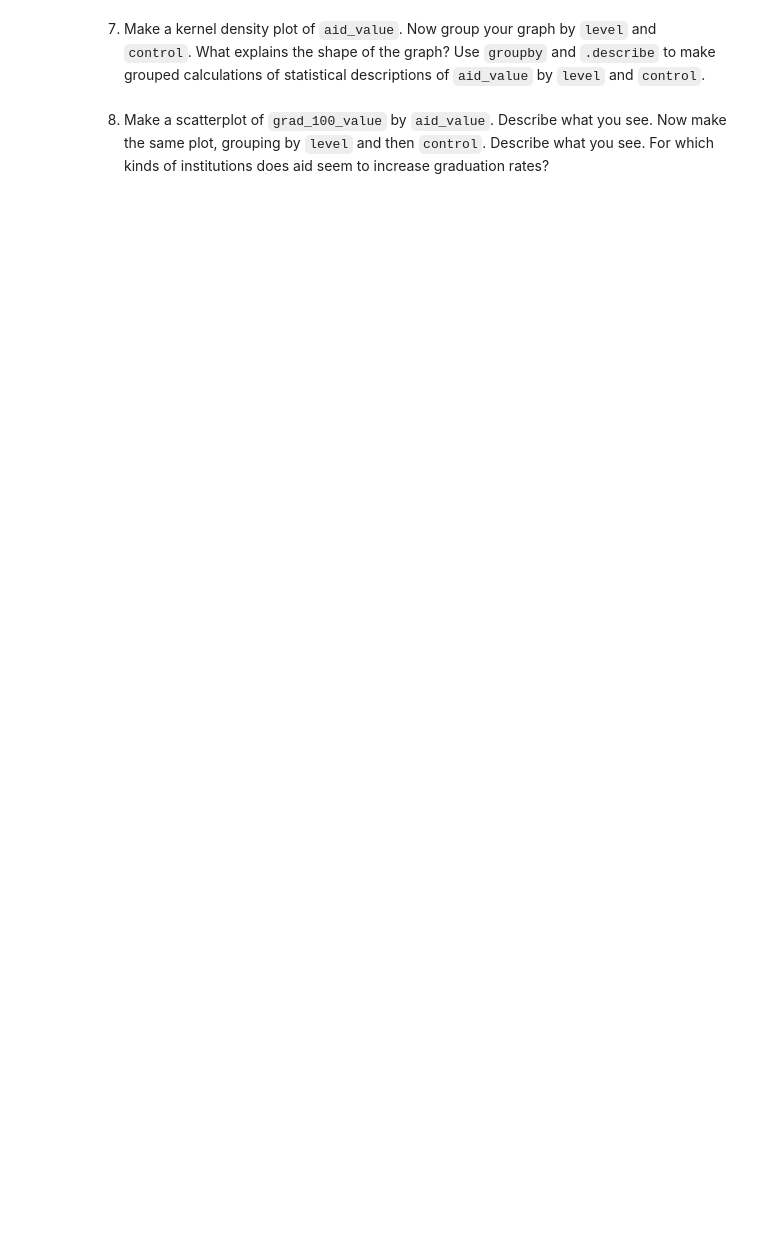
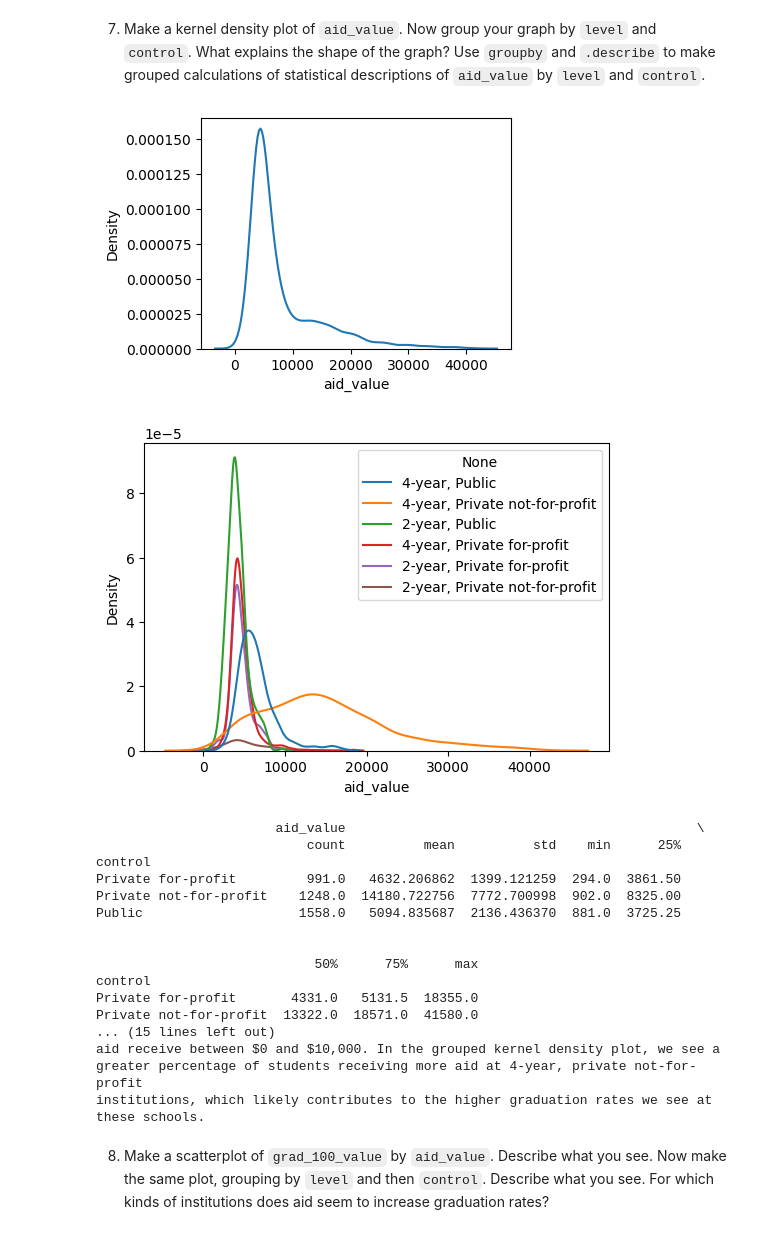
Before and after one commit to jennyschilling/visualization, a Jupyter notebook: assignment/assignment.ipynb, the cells around one changed output. Cells and saved outputs as stored; diff of their text form; code cells hidden in the pictures; blank space fills up the shorter version.

```diff
--- a/assignment/assignment.ipynb
+++ b/assignment/assignment.ipynb
@@ -99,4 +144,38 @@ Name: grad_100_value, dtype: float64
 # %% [markdown]
 7. Make a kernel density plot of `aid_value`. Now group your graph by `level` and `control`. What explains the shape of the graph? Use `groupby` and `.describe` to make grouped calculations of statistical descriptions of `aid_value` by `level` and `control`.
+# %%
+plt.figure(figsize=(4, 3))
+sns.kdeplot(df['aid_value'])
+plt.show()
+
+var = df['levelXcontrol']=df['level']+', '+df['control']
+plt.figure(figsize=(6, 4))
+sns.kdeplot(data=df,x='aid_value',hue=var)
+plt.show()
+
+print(df.loc[:,['control','aid_value']].groupby('control').describe())
+print(df.loc[:,['level','aid_value']].groupby('level').describe())
+
+print("\n\nThe shape of the graph is explained by the fact that most students who receive \naid receive between $0 and $10,000. In the grouped kernel density plot, we see a \ngreater percentage of students receiving more aid at 4-year, private not-for-profit \ninstitutions, which likely contributes to the higher graduation rates we see at \nthese schools.")
+# %% [output]
+[figure, added]
+[figure, added]
+                       aid_value                                             \
+                           count          mean          std    min      25%
+control
+Private for-profit         991.0   4632.206862  1399.121259  294.0  3861.50
+Private not-for-profit    1248.0  14180.722756  7772.700998  902.0  8325.00
+Public                    1558.0   5094.835687  2136.436370  881.0  3725.25
+
+
+                            50%      75%      max
+control
+Private for-profit       4331.0   5131.5  18355.0
+Private not-for-profit  13322.0  18571.0  41580.0
+... (15 lines left out)
+aid receive between $0 and $10,000. In the grouped kernel density plot, we see a
+greater percentage of students receiving more aid at 4-year, private not-for-profit
+institutions, which likely contributes to the higher graduation rates we see at
+these schools.
 # %% [markdown]
 8. Make a scatterplot of `grad_100_value` by `aid_value`. Describe what you see. Now make the same plot, grouping by `level` and then `control`. Describe what you see. For which kinds of institutions does aid seem to increase graduation rates?
```
Also changed, not shown: parts of 6 cells of this notebook.
